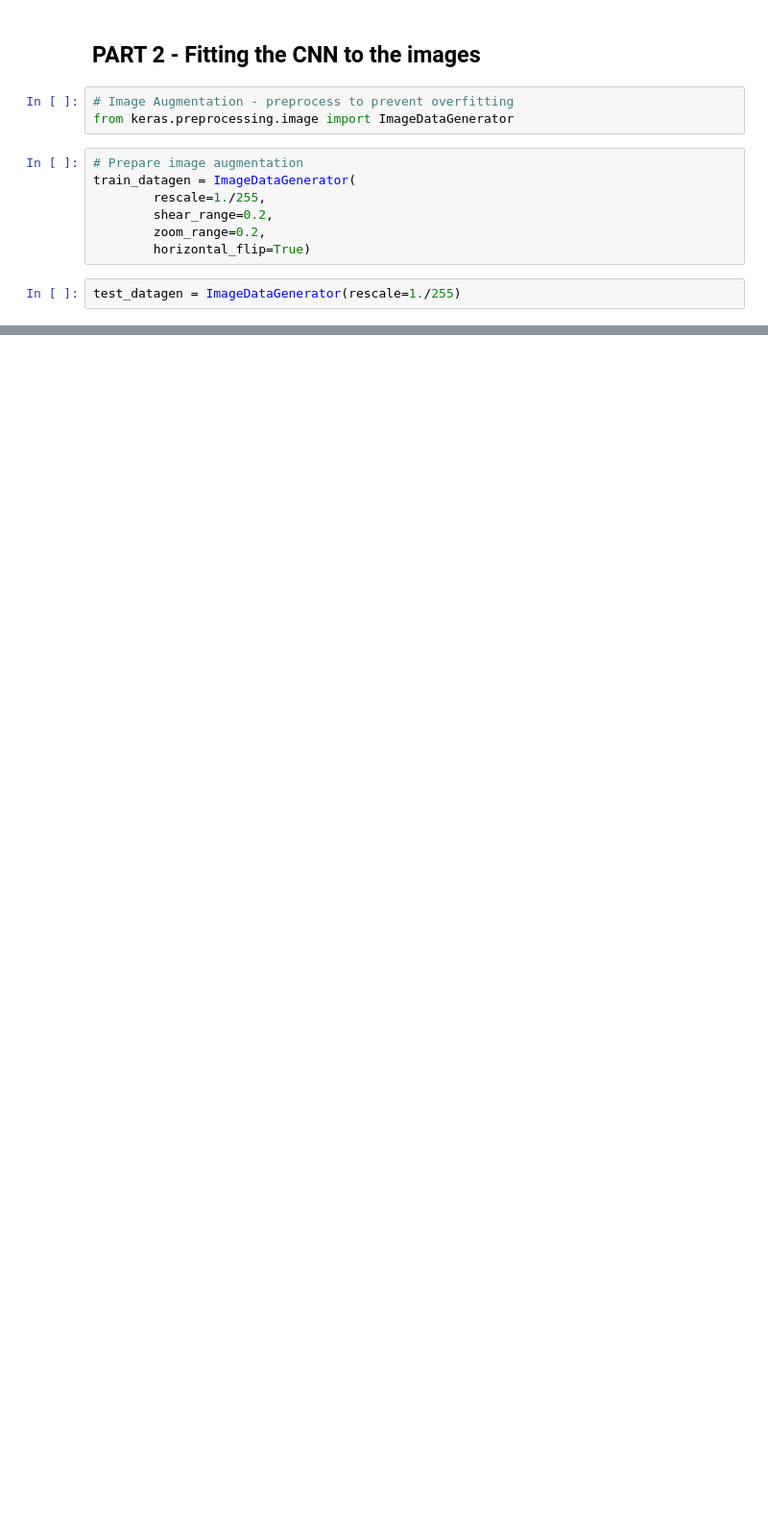
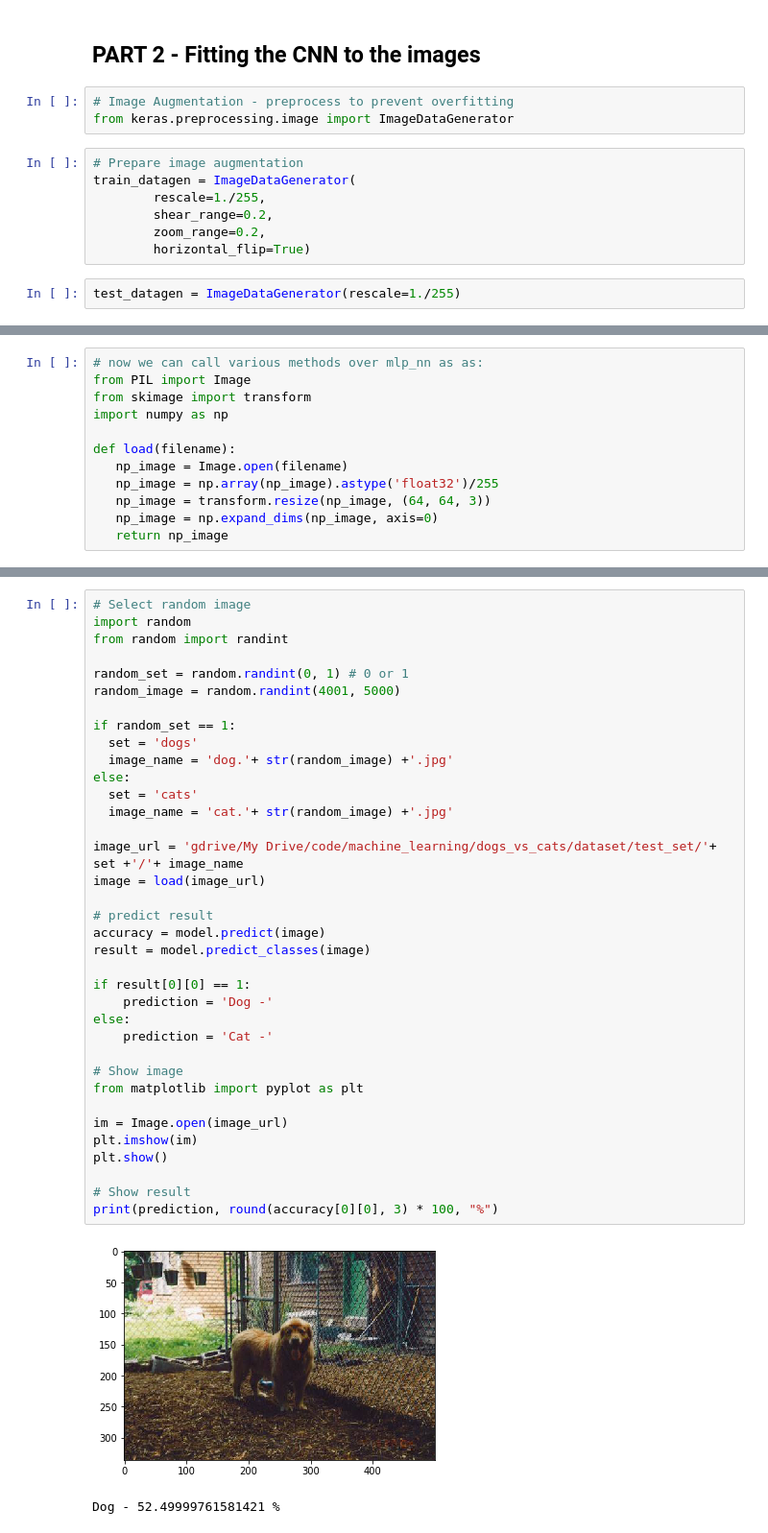
Before and after one commit to fedejimenez/dogs-vs-cats, a Jupyter notebook: dogs_vs_cats_colab.ipynb, the cells around one changed output, grey strips where cells are left out. Shown: that part at 96% size. Saved outputs shown, nothing was run; the diff lists cells and outputs as text; blank space fills up the shorter version.

```diff
--- a/dogs_vs_cats_colab.ipynb
+++ b/dogs_vs_cats_colab.ipynb
@@ -78,0 +189,12 @@ classifier.fit_generator(training_set,
+# %%
+# now we can call various methods over mlp_nn as as:
+from PIL import Image
+from skimage import transform
+import numpy as np
+
+def load(filename):
+   np_image = Image.open(filename)
+   np_image = np.array(np_image).astype('float32')/255
+   np_image = transform.resize(np_image, (64, 64, 3))
+   np_image = np.expand_dims(np_image, axis=0)
+   return np_image
@@ -78,0 +207,39 @@ classifier.fit_generator(training_set,
+# %%
+# Select random image
+import random
+from random import randint
+
+random_set = random.randint(0, 1) # 0 or 1
+random_image = random.randint(4001, 5000)
+
+if random_set == 1:
+  set = 'dogs'
+  image_name = 'dog.'+ str(random_image) +'.jpg'
+else:
+  set = 'cats'
+  image_name = 'cat.'+ str(random_image) +'.jpg'
+
+image_url = 'gdrive/My Drive/code/machine_learning/dogs_vs_cats/dataset/test_set/'+ set +'/'+ image_name
+image = load(image_url)
+
+# predict result
+accuracy = model.predict(image)
+result = model.predict_classes(image)
+
+if result[0][0] == 1:
+    prediction = 'Dog -'
+else:
+    prediction = 'Cat -'
+
+# Show image
+from matplotlib import pyplot as plt
+
+im = Image.open(image_url)
+plt.imshow(im)
+plt.show()
+
+# Show result
+print(prediction, round(accuracy[0][0], 3) * 100, "%")
+# %% [output]
+[figure, added]
+Dog - 52.49999761581421 %
```
Also changed, not shown: parts of 12 cells of this notebook.
